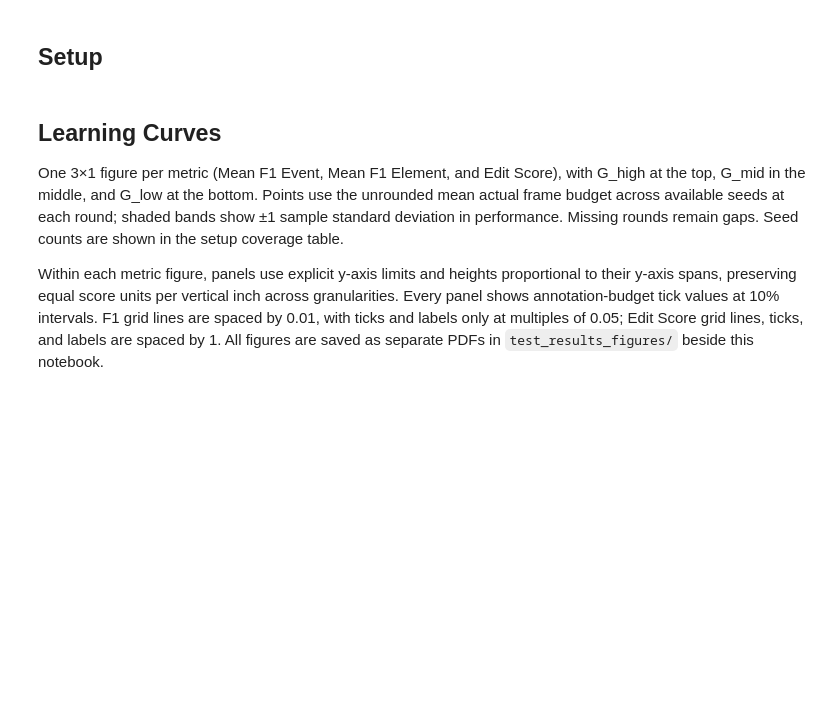
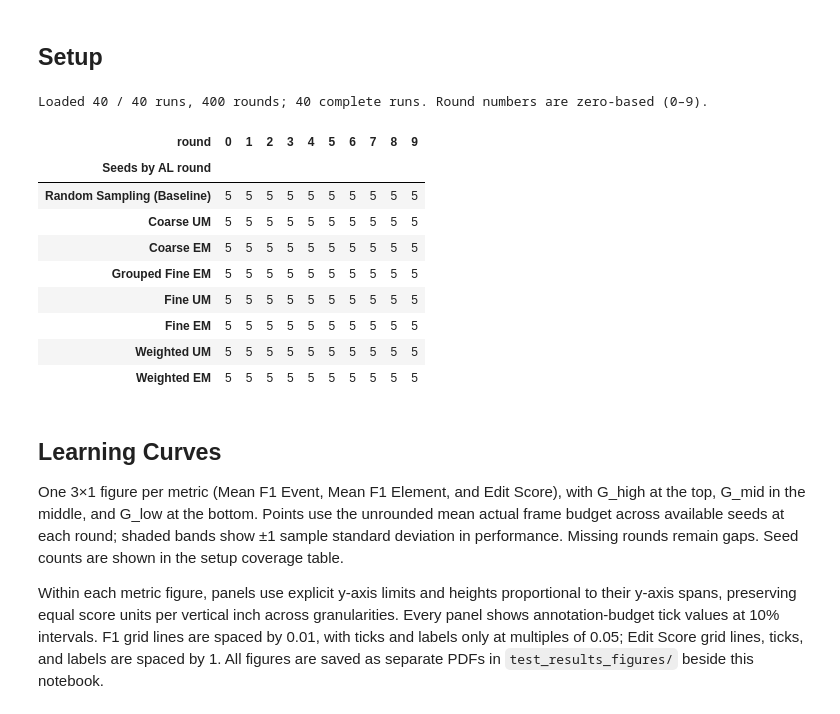
Before and after one commit to zackjh/alpes, a Jupyter notebook: experiments/4_active_learning_runs/test_results.ipynb, the cells around one changed output. Saved outputs shown, nothing was run; the diff lists cells and outputs as text; code cells hidden in the pictures; blank space fills up the shorter version.

```diff
--- a/experiments/4_active_learning_runs/test_results.ipynb
+++ b/experiments/4_active_learning_runs/test_results.ipynb
@@ -35,8 +35,8 @@ LABELS = {
 }
 GRANULARITIES = ["G_high", "G_mid", "G_low"]
 TITLES = [r"$G_{\mathrm{high}}$", r"$G_{\mathrm{mid}}$", r"$G_{\mathrm{low}}$"]
-METRICS = {"test_f1_event": "Mean F1 Event",
-           "test_f1_element": "Mean F1 Element", "test_edit": "Edit Score"}
+METRICS = {"test_f1_event": "Mean Event F$_1$",
+           "test_f1_element": "Mean Element F$_1$", "test_edit": "Edit Score"}
 CLASS_AGNOSTIC = "test_f1_class_agnostic"
 EXPECTED_ROUNDS = set(range(10))
 # Sample SD across seeds; undefined for a single seed (no band is drawn).
@@ -180,33 +180,45 @@ def finish_figure(fig, data, filename):
     output_dir.mkdir(parents=True, exist_ok=True)
     output_path = output_dir / filename
     fig.savefig(output_path, format="pdf", bbox_inches="tight")
     print(f"Saved {output_path}")
     plt.show()
 
 def full_budget_value(data, score):
     # Each seed contributes once, regardless of how many strategies reached 100%.
     full = data.loc[(data["round"] == 9) & np.isclose(data["budget_pct"], 100)]
     if full.empty:
         raise ValueError(f"No full-budget result available for {score}")
     for seed, values in full.groupby("seed")[score]:
         if not np.allclose(values, values.iloc[0], rtol=0, atol=1e-12):
             raise ValueError(f"Full-budget scores differ across strategies for seed {seed}: {score}")
     return full.groupby("seed")[score].first().mean()
 
 
 def add_full_budget_references(ax, data, score, fractions=(1.0, 0.95, 0.90),
                                right_fractions=()):
     reference = full_budget_value(data, score)
     for fraction in fractions:
         value = fraction * reference
         ax.axhline(value, color="0.4", linestyle=":", linewidth=1, zorder=2.5)
         on_right = fraction in right_fractions
         ax.annotate(
             f"{fraction:.0%} of full-budget score", xy=(0.98 if on_right else 0.02, value),
             xycoords=ax.get_yaxis_transform(), xytext=(0, 3),
             textcoords="offset points", ha="right" if on_right else "left", va="bottom", fontsize=8,
             color="0.3", bbox=dict(facecolor="white", edgecolor="none", alpha=0.8, pad=1),
         )
+# %% [output]
+Loaded 40 / 40 runs, 400 rounds; 40 complete runs. Round numbers are zero-based (0–9).
+| round | 0 | 1 | 2 | 3 | 4 | 5 | 6 | 7 | 8 | 9 |
+| Seeds by AL round |  |  |  |  |  |  |  |  |  |  |
+| Random Sampling (Baseline) | 5 | 5 | 5 | 5 | 5 | 5 | 5 | 5 | 5 | 5 |
+| Coarse UM | 5 | 5 | 5 | 5 | 5 | 5 | 5 | 5 | 5 | 5 |
+| Coarse EM | 5 | 5 | 5 | 5 | 5 | 5 | 5 | 5 | 5 | 5 |
+| Grouped Fine EM | 5 | 5 | 5 | 5 | 5 | 5 | 5 | 5 | 5 | 5 |
+| Fine UM | 5 | 5 | 5 | 5 | 5 | 5 | 5 | 5 | 5 | 5 |
+| Fine EM | 5 | 5 | 5 | 5 | 5 | 5 | 5 | 5 | 5 | 5 |
+| Weighted UM | 5 | 5 | 5 | 5 | 5 | 5 | 5 | 5 | 5 | 5 |
+| Weighted EM | 5 | 5 | 5 | 5 | 5 | 5 | 5 | 5 | 5 | 5 |
 # %% [markdown]
 ## Learning Curves
 
```
Also changed, not shown: parts of 4 cells of this notebook, 12 other files.
